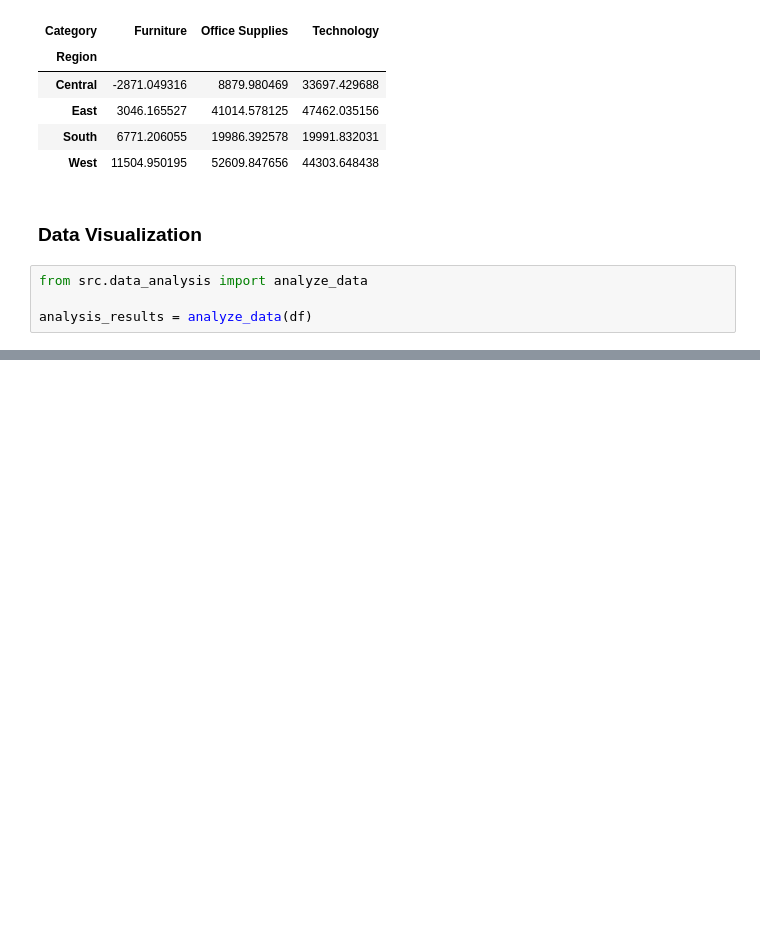
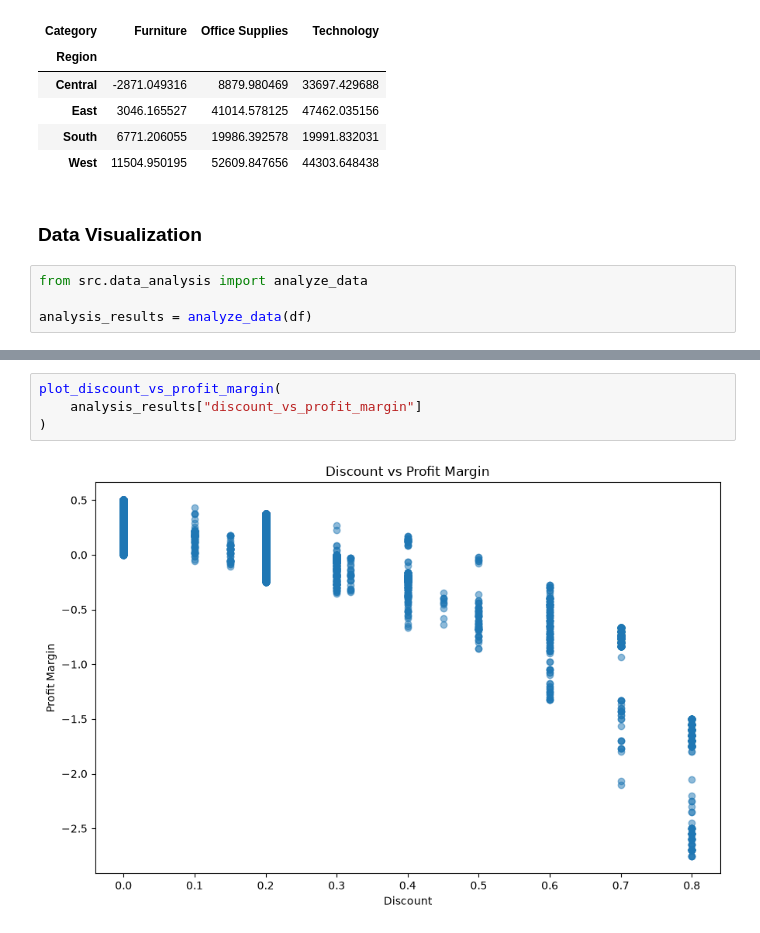
Before and after one commit to Saifeldenkhaled/Mini_project_Repo, a Jupyter notebook: MiniProject.ipynb, the cells around one changed output, grey strips where cells are left out. Drawn from its saved outputs; the diff is of its cells as text; blank space fills up the shorter version.

```diff
--- a/MiniProject.ipynb
+++ b/MiniProject.ipynb
@@ -546,0 +484,6 @@ plot_profit_by_region_category(
+# %%
+plot_discount_vs_profit_margin(
+    analysis_results["discount_vs_profit_margin"]
+)
+# %% [output]
+[figure, added]
```
Also changed, not shown: parts of 35 cells of this notebook, 2 other files.
